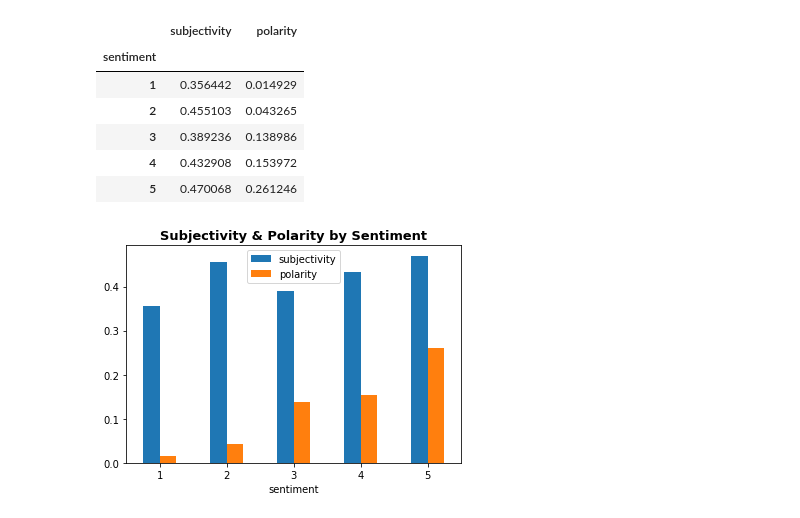
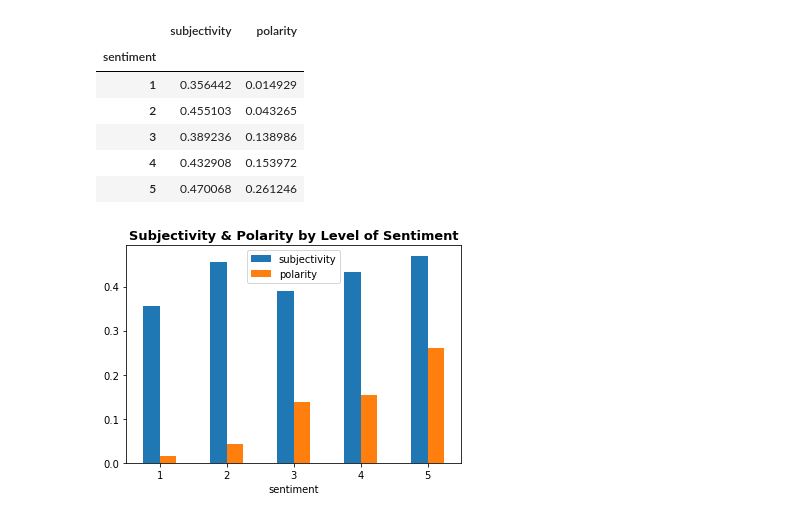
Before and after one commit to pcmaldonado/Twitter_Sentiment_Analysis, a Jupyter notebook: SentimentAnalysis_gw2_newRelease.ipynb, the cells around one changed output. Cells and saved outputs as stored; diff of their text form; code cells hidden in the pictures.

```diff
--- a/SentimentAnalysis_gw2_newRelease.ipynb
+++ b/SentimentAnalysis_gw2_newRelease.ipynb
@@ -190,8 +190,8 @@ df.groupby('sentiment').mean()
 | 5 | 0.470068 | 0.261246 |
 # %%
 df.groupby('sentiment').mean().plot.bar()
-plt.title('Subjectivity & Polarity by Sentiment', weight = 'bold', size = 13)
+plt.title('Subjectivity & Polarity by Level of Sentiment', weight = 'bold', size = 13)
 plt.xticks(rotation = 0)
 plt.show()
 # %% [output]
-[figure, old version]
+[figure, new version]
```
Also changed, not shown: parts of 3 cells of this notebook, 1 other file.
